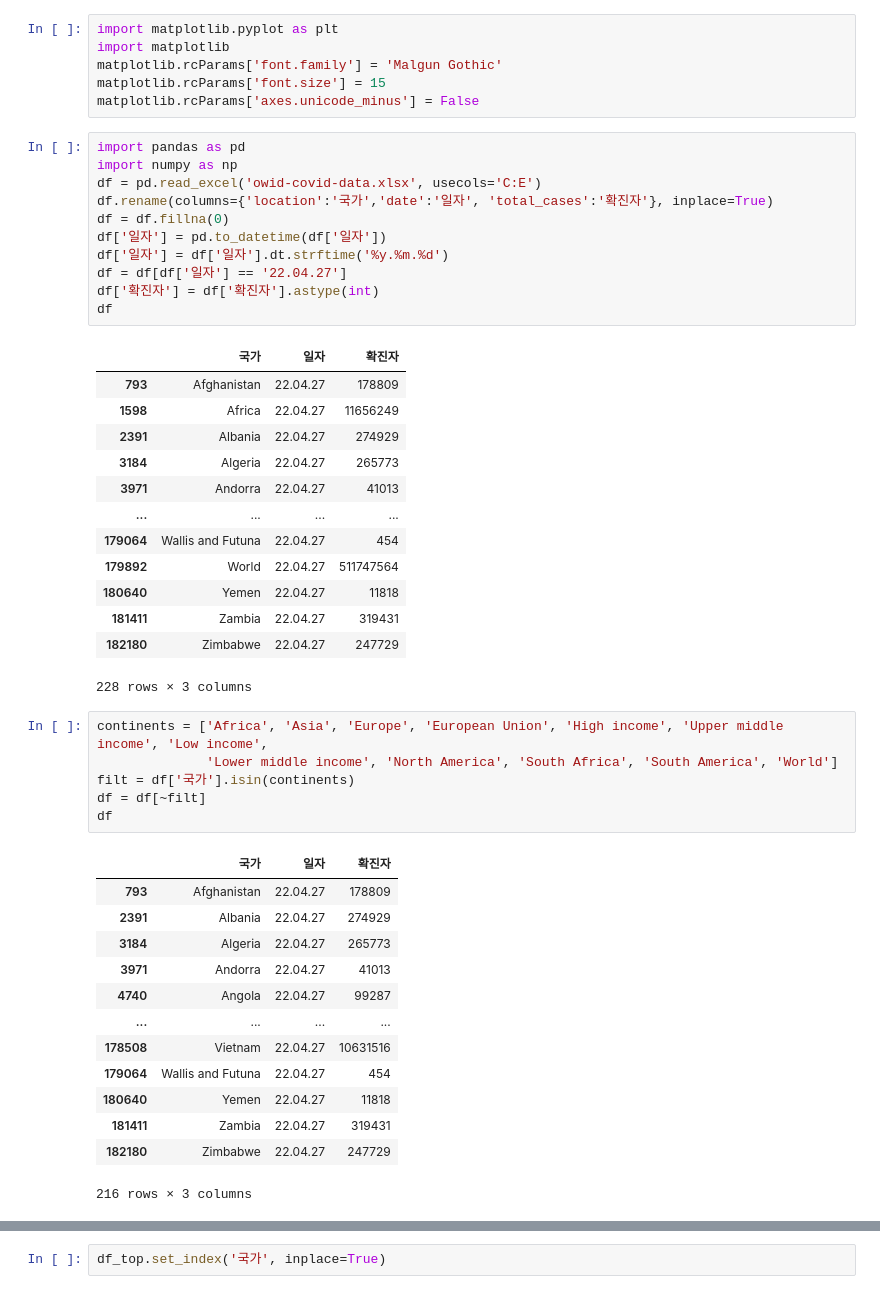
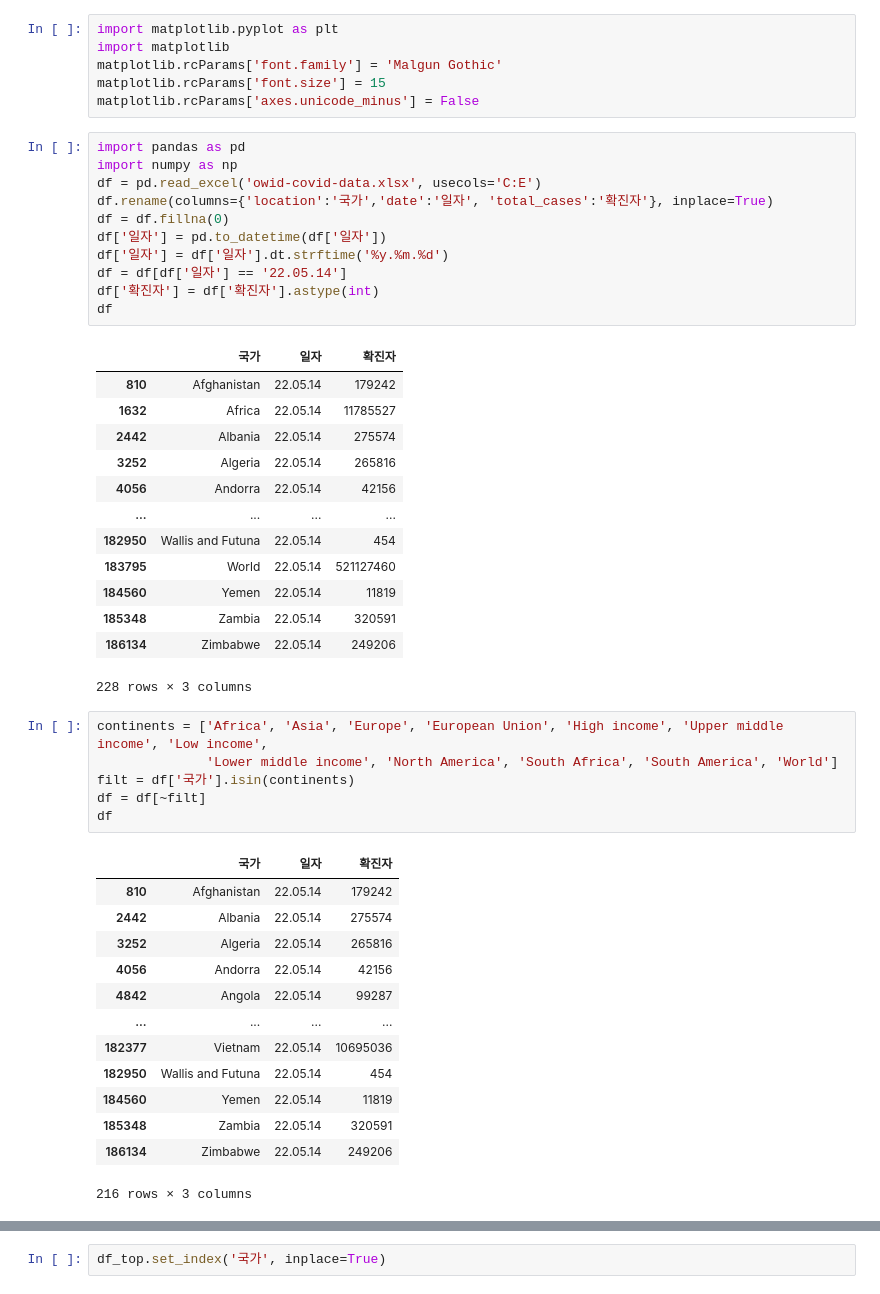
Before and after one commit to cpwoo/ProjectCorona, a Jupyter notebook: pie chart.ipynb, the cells around one changed output, grey strips where cells are left out. Drawn from its saved outputs; the diff is of its cells as text.

```diff
--- a/pie chart.ipynb
+++ b/pie chart.ipynb
@@ -7,27 +7,27 @@ matplotlib.rcParams['axes.unicode_minus'] = False
 # %%
 import pandas as pd
 import numpy as np
 df = pd.read_excel('owid-covid-data.xlsx', usecols='C:E')
 df.rename(columns={'location':'국가','date':'일자', 'total_cases':'확진자'}, inplace=True)
 df = df.fillna(0)
 df['일자'] = pd.to_datetime(df['일자'])
 df['일자'] = df['일자'].dt.strftime('%y.%m.%d')
-df = df[df['일자'] == '22.04.27']
+df = df[df['일자'] == '22.05.14']
 df['확진자'] = df['확진자'].astype(int)
 df
 # %% [output]
 |  | 국가 | 일자 | 확진자 |
-| 793 | Afghanistan | 22.04.27 | 178809 |
-| 1598 | Africa | 22.04.27 | 11656249 |
-| 2391 | Albania | 22.04.27 | 274929 |
-| 3184 | Algeria | 22.04.27 | 265773 |
-| 3971 | Andorra | 22.04.27 | 41013 |
+| 810 | Afghanistan | 22.05.14 | 179242 |
+| 1632 | Africa | 22.05.14 | 11785527 |
+| 2442 | Albania | 22.05.14 | 275574 |
+| 3252 | Algeria | 22.05.14 | 265816 |
+| 4056 | Andorra | 22.05.14 | 42156 |
 | ... | ... | ... | ... |
-| 179064 | Wallis and Futuna | 22.04.27 | 454 |
-| 179892 | World | 22.04.27 | 511747564 |
-| 180640 | Yemen | 22.04.27 | 11818 |
-| 181411 | Zambia | 22.04.27 | 319431 |
-| 182180 | Zimbabwe | 22.04.27 | 247729 |
+| 182950 | Wallis and Futuna | 22.05.14 | 454 |
+| 183795 | World | 22.05.14 | 521127460 |
+| 184560 | Yemen | 22.05.14 | 11819 |
+| 185348 | Zambia | 22.05.14 | 320591 |
+| 186134 | Zimbabwe | 22.05.14 | 249206 |
 228 rows × 3 columns
 # %%
 continents = ['Africa', 'Asia', 'Europe', 'European Union', 'High income', 'Upper middle income', 'Low income',
@@ -37,17 +37,17 @@ df = df[~filt]
 df
 # %% [output]
 |  | 국가 | 일자 | 확진자 |
-| 793 | Afghanistan | 22.04.27 | 178809 |
-| 2391 | Albania | 22.04.27 | 274929 |
-| 3184 | Algeria | 22.04.27 | 265773 |
-| 3971 | Andorra | 22.04.27 | 41013 |
-| 4740 | Angola | 22.04.27 | 99287 |
+| 810 | Afghanistan | 22.05.14 | 179242 |
+| 2442 | Albania | 22.05.14 | 275574 |
+| 3252 | Algeria | 22.05.14 | 265816 |
+| 4056 | Andorra | 22.05.14 | 42156 |
+| 4842 | Angola | 22.05.14 | 99287 |
 | ... | ... | ... | ... |
-| 178508 | Vietnam | 22.04.27 | 10631516 |
-| 179064 | Wallis and Futuna | 22.04.27 | 454 |
-| 180640 | Yemen | 22.04.27 | 11818 |
-| 181411 | Zambia | 22.04.27 | 319431 |
-| 182180 | Zimbabwe | 22.04.27 | 247729 |
+| 182377 | Vietnam | 22.05.14 | 10695036 |
+| 182950 | Wallis and Futuna | 22.05.14 | 454 |
+| 184560 | Yemen | 22.05.14 | 11819 |
+| 185348 | Zambia | 22.05.14 | 320591 |
+| 186134 | Zimbabwe | 22.05.14 | 249206 |
 216 rows × 3 columns
 # %%
 df = df.sort_values(by=['확진자'], ascending=0)
```
Also changed, not shown: parts of 6 cells of this notebook, 4 other files.
